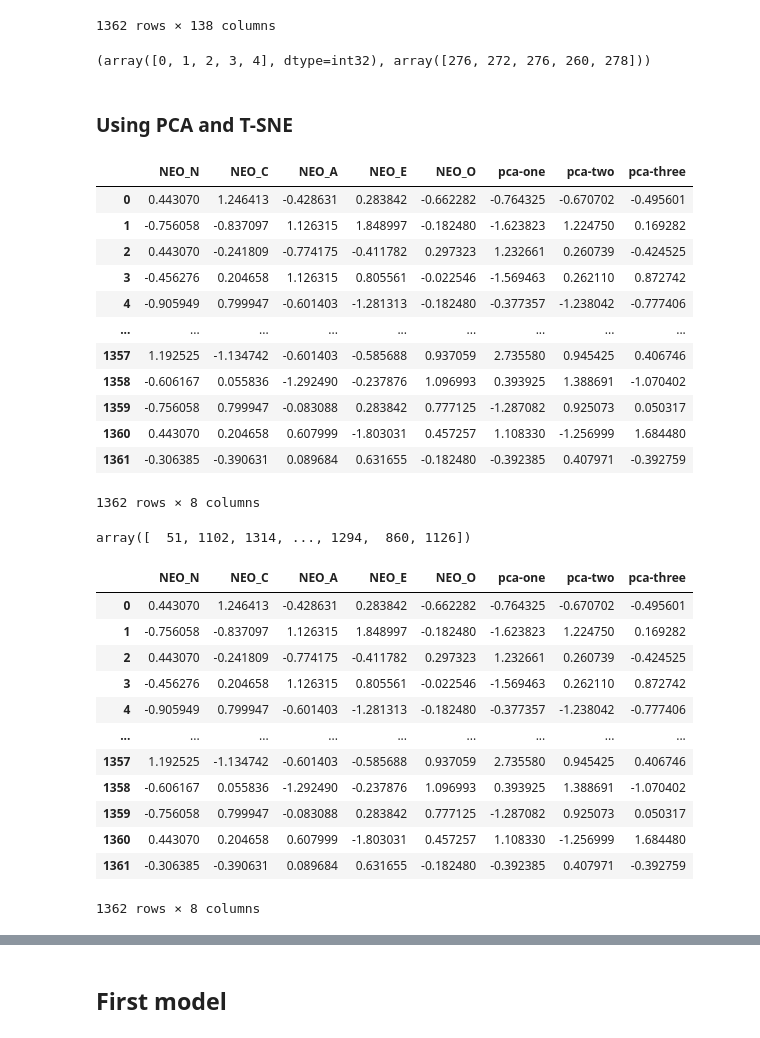
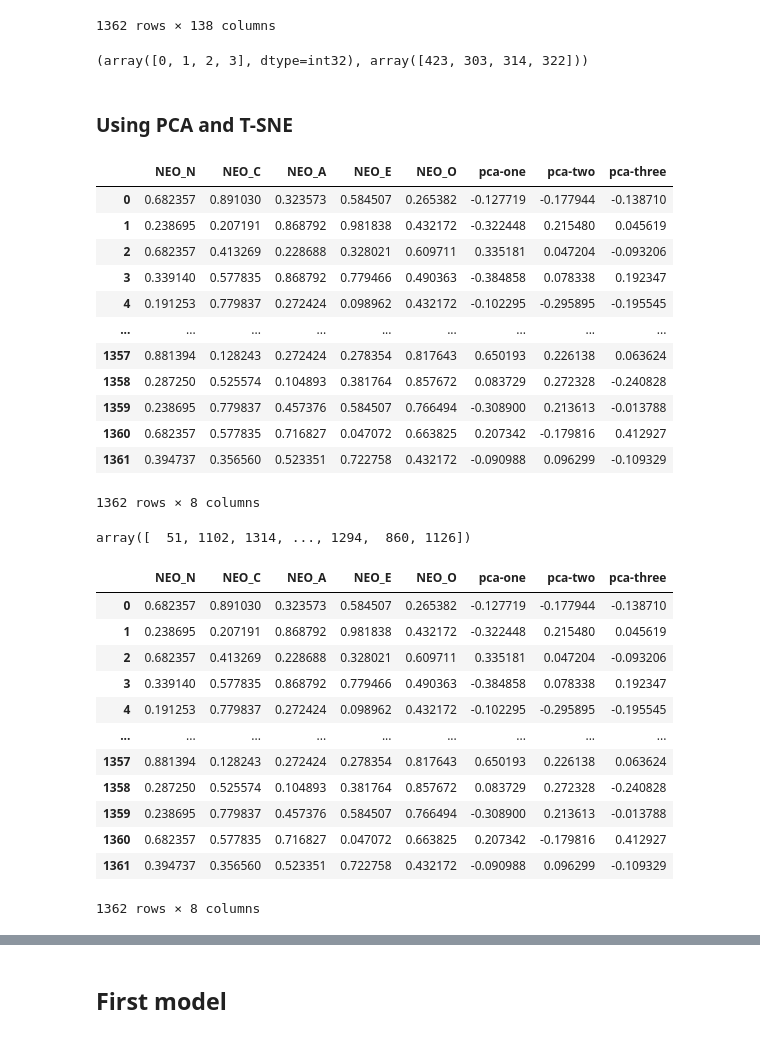
Before and after one commit to lukevano/mri_personality, a Jupyter notebook: notebooks/CH_HistGradientBoost.ipynb, the cells around one changed output, grey strips where cells are left out. Saved outputs shown, nothing was run; the diff lists cells and outputs as text; code cells hidden in the pictures.

```diff
--- a/notebooks/CH_HistGradientBoost.ipynb
+++ b/notebooks/CH_HistGradientBoost.ipynb
@@ -452,7 +454,7 @@ quantile_df
 quant_imputer = SimpleImputer(missing_values=np.nan, strategy='median')
 quantile_df=pd.DataFrame(quant_imputer.fit_transform(quantile_df),columns=quantile_df.columns)
 # %%
-quantile_kmeans=KMeans(n_clusters=5)
+quantile_kmeans=KMeans(n_clusters=4)
 # %%
 quantile_kmeans.fit_predict(quantile_df)
 # %% [output]
@@ -548,29 +547,29 @@ master
 # %%
 np.unique(y_quant,return_counts=True)
 # %% [output]
-(array([0, 1, 2, 3, 4], dtype=int32), array([276, 272, 276, 260, 278]))
+(array([0, 1, 2, 3], dtype=int32), array([423, 303, 314, 322]))
 # %% [markdown]
 ### Using PCA and T-SNE
 # %%
 pca = PCA(n_components=3)
-pca_result = pca.fit_transform(y)
-y['pca-one'] = pca_result[:,0]
-y['pca-two'] = pca_result[:,1]
-y['pca-three'] = pca_result[:,2]
-y
+pca_result = pca.fit_transform(quantile_df)
+quantile_df['pca-one'] = pca_result[:,0]
+quantile_df['pca-two'] = pca_result[:,1]
+quantile_df['pca-three'] = pca_result[:,2]
+quantile_df
 # %% [output]
 |  | NEO_N | NEO_C | NEO_A | NEO_E | NEO_O | pca-one | pca-two | pca-three |
-| 0 | 0.443070 | 1.246413 | -0.428631 | 0.283842 | -0.662282 | -0.764325 | -0.670702 | -0.495601 |
-| 1 | -0.756058 | -0.837097 | 1.126315 | 1.848997 | -0.182480 | -1.623823 | 1.224750 | 0.169282 |
-| 2 | 0.443070 | -0.241809 | -0.774175 | -0.411782 | 0.297323 | 1.232661 | 0.260739 | -0.424525 |
-| 3 | -0.456276 | 0.204658 | 1.126315 | 0.805561 | -0.022546 | -1.569463 | 0.262110 | 0.872742 |
-| 4 | -0.905949 | 0.799947 | -0.601403 | -1.281313 | -0.182480 | -0.377357 | -1.238042 | -0.777406 |
+| 0 | 0.682357 | 0.891030 | 0.323573 | 0.584507 | 0.265382 | -0.127719 | -0.177944 | -0.138710 |
+| 1 | 0.238695 | 0.207191 | 0.868792 | 0.981838 | 0.432172 | -0.322448 | 0.215480 | 0.045619 |
+| 2 | 0.682357 | 0.413269 | 0.228688 | 0.328021 | 0.609711 | 0.335181 | 0.047204 | -0.093206 |
+| 3 | 0.339140 | 0.577835 | 0.868792 | 0.779466 | 0.490363 | -0.384858 | 0.078338 | 0.192347 |
+| 4 | 0.191253 | 0.779837 | 0.272424 | 0.098962 | 0.432172 | -0.102295 | -0.295895 | -0.195545 |
 | ... | ... | ... | ... | ... | ... | ... | ... | ... |
-| 1357 | 1.192525 | -1.134742 | -0.601403 | -0.585688 | 0.937059 | 2.735580 | 0.945425 | 0.406746 |
-| 1358 | -0.606167 | 0.055836 | -1.292490 | -0.237876 | 1.096993 | 0.393925 | 1.388691 | -1.070402 |
-| 1359 | -0.756058 | 0.799947 | -0.083088 | 0.283842 | 0.777125 | -1.287082 | 0.925073 | 0.050317 |
-| 1360 | 0.443070 | 0.204658 | 0.607999 | -1.803031 | 0.457257 | 1.108330 | -1.256999 | 1.684480 |
-| 1361 | -0.306385 | -0.390631 | 0.089684 | 0.631655 | -0.182480 | -0.392385 | 0.407971 | -0.392759 |
+| 1357 | 0.881394 | 0.128243 | 0.272424 | 0.278354 | 0.817643 | 0.650193 | 0.226138 | 0.063624 |
+| 1358 | 0.287250 | 0.525574 | 0.104893 | 0.381764 | 0.857672 | 0.083729 | 0.272328 | -0.240828 |
+| 1359 | 0.238695 | 0.779837 | 0.457376 | 0.584507 | 0.766494 | -0.308900 | 0.213613 | -0.013788 |
+| 1360 | 0.682357 | 0.577835 | 0.716827 | 0.047072 | 0.663825 | 0.207342 | -0.179816 | 0.412927 |
+| 1361 | 0.394737 | 0.356560 | 0.523351 | 0.722758 | 0.432172 | -0.090988 | 0.096299 | -0.109329 |
 1362 rows × 8 columns
 # %%
 np.random.seed(42)
@@ -579,20 +578,20 @@ rndperm
 # %% [output]
 array([  51, 1102, 1314, ..., 1294,  860, 1126])
 # %%
-y
+quantile_df
 # %% [output]
 |  | NEO_N | NEO_C | NEO_A | NEO_E | NEO_O | pca-one | pca-two | pca-three |
-| 0 | 0.443070 | 1.246413 | -0.428631 | 0.283842 | -0.662282 | -0.764325 | -0.670702 | -0.495601 |
-| 1 | -0.756058 | -0.837097 | 1.126315 | 1.848997 | -0.182480 | -1.623823 | 1.224750 | 0.169282 |
-| 2 | 0.443070 | -0.241809 | -0.774175 | -0.411782 | 0.297323 | 1.232661 | 0.260739 | -0.424525 |
-| 3 | -0.456276 | 0.204658 | 1.126315 | 0.805561 | -0.022546 | -1.569463 | 0.262110 | 0.872742 |
-| 4 | -0.905949 | 0.799947 | -0.601403 | -1.281313 | -0.182480 | -0.377357 | -1.238042 | -0.777406 |
+| 0 | 0.682357 | 0.891030 | 0.323573 | 0.584507 | 0.265382 | -0.127719 | -0.177944 | -0.138710 |
+| 1 | 0.238695 | 0.207191 | 0.868792 | 0.981838 | 0.432172 | -0.322448 | 0.215480 | 0.045619 |
+| 2 | 0.682357 | 0.413269 | 0.228688 | 0.328021 | 0.609711 | 0.335181 | 0.047204 | -0.093206 |
+| 3 | 0.339140 | 0.577835 | 0.868792 | 0.779466 | 0.490363 | -0.384858 | 0.078338 | 0.192347 |
+| 4 | 0.191253 | 0.779837 | 0.272424 | 0.098962 | 0.432172 | -0.102295 | -0.295895 | -0.195545 |
 | ... | ... | ... | ... | ... | ... | ... | ... | ... |
-| 1357 | 1.192525 | -1.134742 | -0.601403 | -0.585688 | 0.937059 | 2.735580 | 0.945425 | 0.406746 |
-| 1358 | -0.606167 | 0.055836 | -1.292490 | -0.237876 | 1.096993 | 0.393925 | 1.388691 | -1.070402 |
-| 1359 | -0.756058 | 0.799947 | -0.083088 | 0.283842 | 0.777125 | -1.287082 | 0.925073 | 0.050317 |
-| 1360 | 0.443070 | 0.204658 | 0.607999 | -1.803031 | 0.457257 | 1.108330 | -1.256999 | 1.684480 |
-| 1361 | -0.306385 | -0.390631 | 0.089684 | 0.631655 | -0.182480 | -0.392385 | 0.407971 | -0.392759 |
+| 1357 | 0.881394 | 0.128243 | 0.272424 | 0.278354 | 0.817643 | 0.650193 | 0.226138 | 0.063624 |
+| 1358 | 0.287250 | 0.525574 | 0.104893 | 0.381764 | 0.857672 | 0.083729 | 0.272328 | -0.240828 |
+| 1359 | 0.238695 | 0.779837 | 0.457376 | 0.584507 | 0.766494 | -0.308900 | 0.213613 | -0.013788 |
+| 1360 | 0.682357 | 0.577835 | 0.716827 | 0.047072 | 0.663825 | 0.207342 | -0.179816 | 0.412927 |
+| 1361 | 0.394737 | 0.356560 | 0.523351 | 0.722758 | 0.432172 | -0.090988 | 0.096299 | -0.109329 |
 1362 rows × 8 columns
 # %%
 C=np.array([[255, 0, 0], [0, 255, 0], [0, 0, 255]])
```
Also changed, not shown: parts of 21 cells of this notebook.
